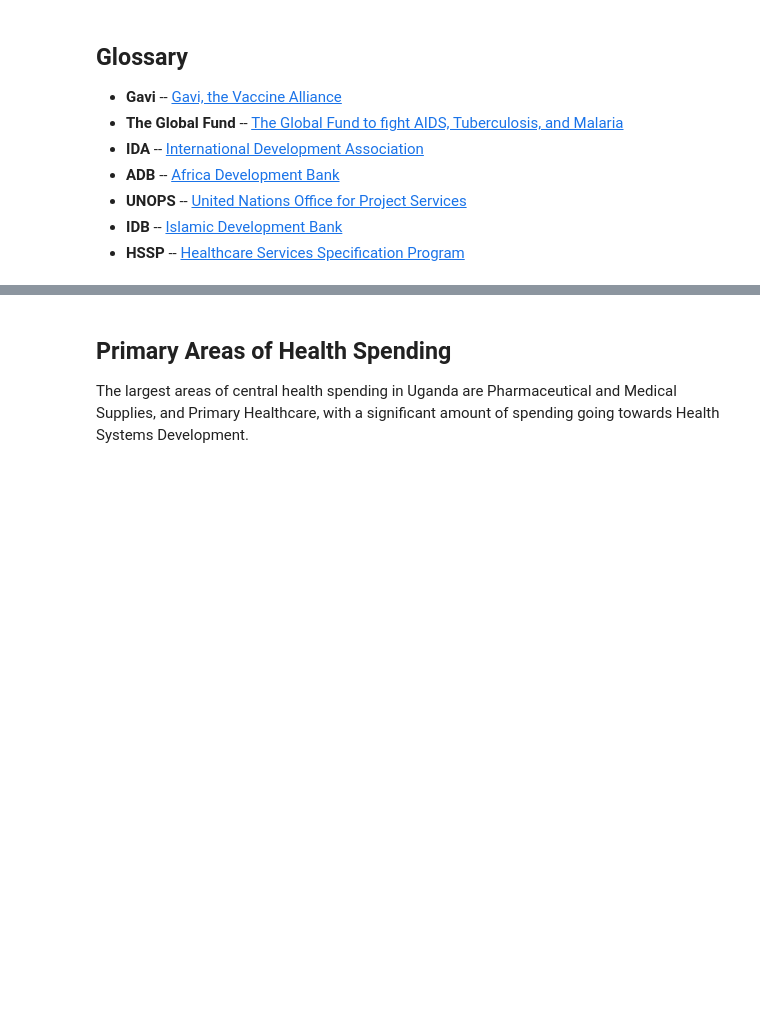
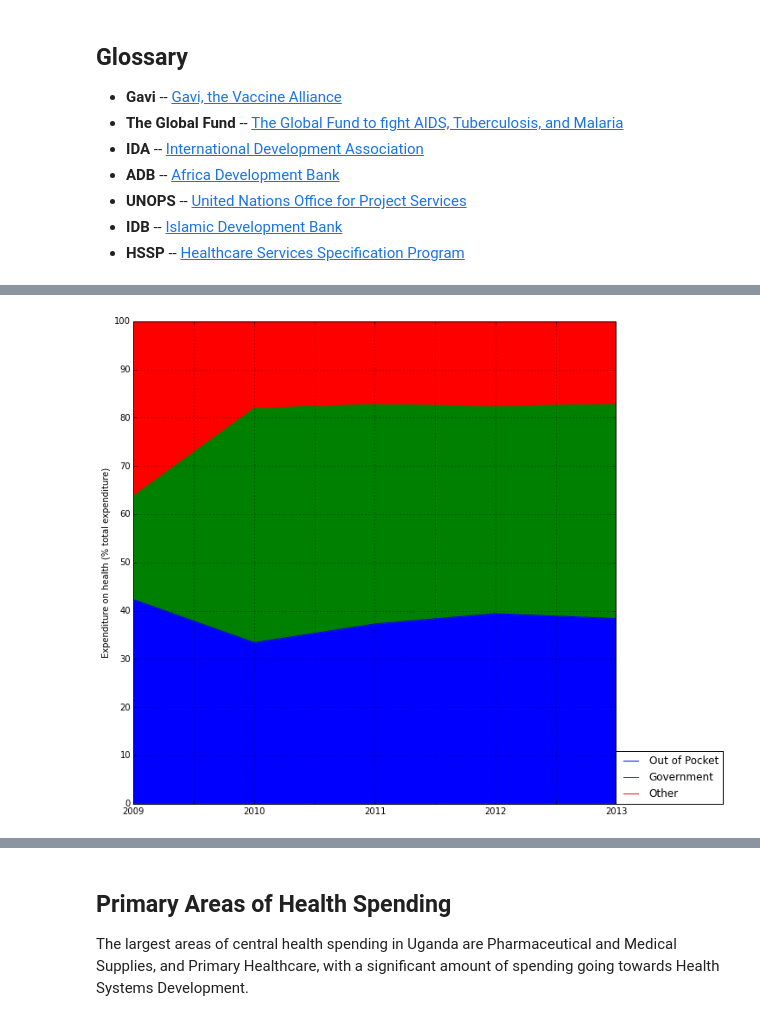
Before and after one commit to forsakendaemon/uganda, a Jupyter notebook: Uganda Health Financing.ipynb, the cells around one changed output, grey strips where cells are left out. Cells and saved outputs as stored; diff of their text form; code cells hidden in the pictures; blank space fills up the shorter version.

```diff
--- a/Uganda Health Financing.ipynb
+++ b/Uganda Health Financing.ipynb
@@ -41,0 +159,15 @@ health_expenditure_gho = pd.read_csv('health_expenditure_gho.csv', comment='#',
+# %%
+oop = nha_indicators[((nha_indicators["Indicators"] == "Out of pocket expenditure") |
+                      (nha_indicators["Indicators"] == "Total expenditure on health") |
+                      (nha_indicators["Indicators"] == "General government expenditure on health")) &
+               (nha_indicators["Unit"] == "Million NCU")].drop("Unit", axis=1).set_index("Indicators").T.convert_objects(convert_numeric=True)
+oop["Out of Pocket"] = oop["Out of pocket expenditure"] / oop["Total expenditure on health"] * 100
+oop["Government"] = oop["General government expenditure on health"] / oop["Total expenditure on health"] * 100
+oop["Other"] = 100 - oop["Out of Pocket"] - oop["Government"]
+oop = oop.drop(["Total expenditure on health", "Out of pocket expenditure", "General government expenditure on health"], axis=1)
+plotoop = oop.plot(kind='area', stacked=True, figsize=(10,10))
+plotoop.set_yticks(np.arange(0, 101, 10))
+plotoop.set_ylabel("Expenditure on health (% total expenditure)")
+plotoop.legend(title=None, loc=(1, 0));
+# %% [output]
+[figure, added]
```
Also changed, not shown: parts of 24 cells of this notebook.
